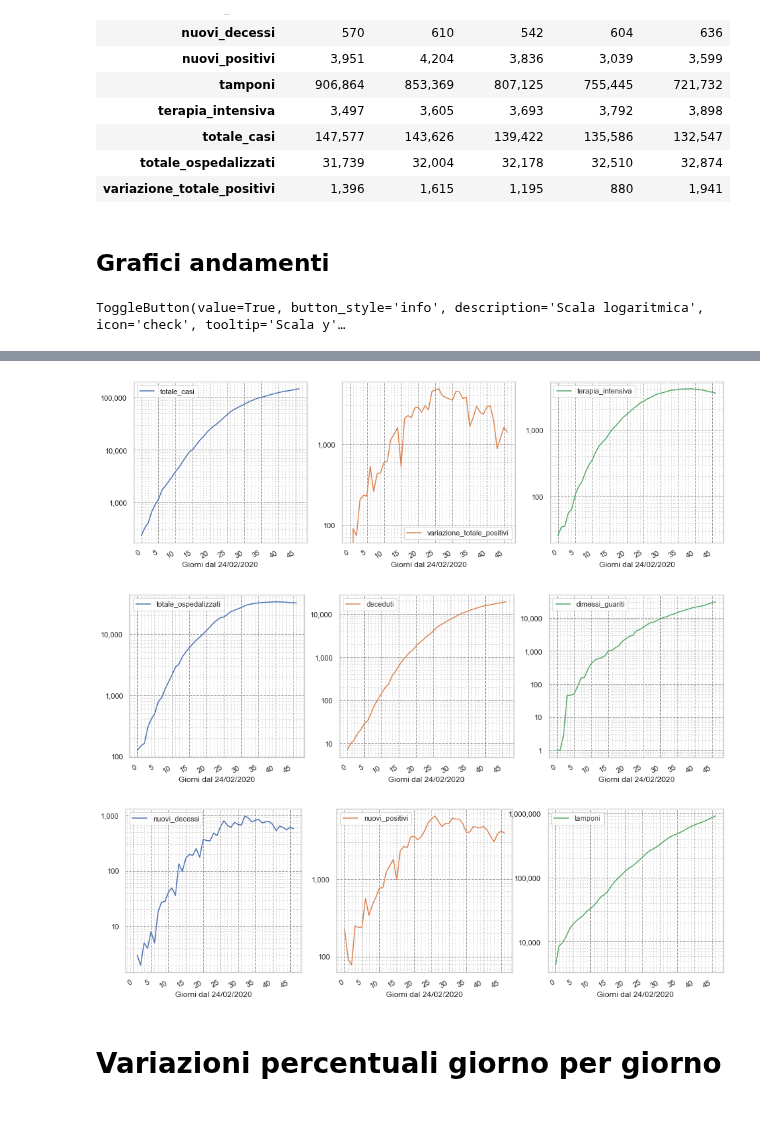
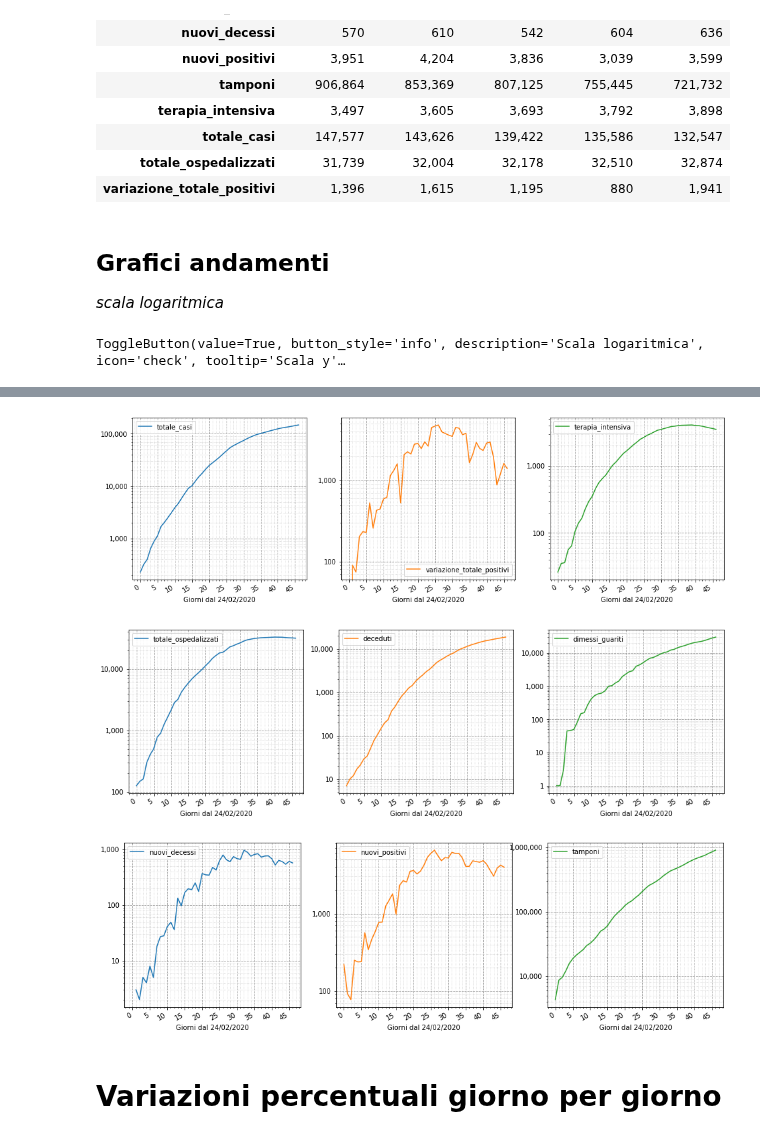
Before and after one commit to iosand71/covid19, a Jupyter notebook: covid19-italia.ipynb, the cells around one changed output, grey strips where cells are left out. Drawn from its saved outputs; the diff is of its cells as text; code cells hidden in the pictures.

```diff
--- a/covid19-italia.ipynb
+++ b/covid19-italia.ipynb
@@ -185,9 +185,9 @@ display(styler)
 | variazione_totale_positivi | 1,396 | 1,615 | 1,195 | 880 | 1,941 |
 # %% [markdown]
 ## Grafici andamenti
+*scala logaritmica*
 # %%
 plt.rcParams['figure.figsize'] = [16, 5]
-sns.set(style='whitegrid')
 
 toggle_log = widgets.ToggleButton(
     value=True,
@@ -216,36 +216,36 @@ def draw_plots():
     plots = plot_func(['totale_casi','variazione_totale_positivi','terapia_intensiva'])
     plt_casi = fmt_plot(plots[0][0], 20000)
     plt_positivi = fmt_plot(plots[0][1], 1000)
     plt_intensivi = fmt_plot(plots[0][2], 1000)
 
     plots = plot_func(['totale_ospedalizzati','deceduti','dimessi_guariti'])
     plt_ricoverati = fmt_plot(plots[0][0], 10000)
     plt_deceduti = fmt_plot(plots[0][1], 2000)
     plt_dimessi = fmt_plot(plots[0][2], 5000)
 
     plots = plot_func(['nuovi_decessi','nuovi_positivi','tamponi'])
     plt_nuovi_decessi = fmt_plot(plots[0][0], 200)
     plt_nuovi = fmt_plot(plots[0][1], 1000)
     plt_tamponi = fmt_plot(plots[0][2], 200000)
 
 def toggle_handler(obj):
     global log_scale
     if (obj.new != obj.old):
         obj.owner.icon = 'check' if obj.owner.icon == '' else ''
         log_scale = obj.new
         draw_plots()
 
 toggle_log.observe(toggle_handler,'value')
 
 output = widgets.Output()
 draw_plots()
 display(output)
 # %% [output]
 ToggleButton(value=True, button_style='info', description='Scala logaritmica', icon='check', tooltip='Scala y'…
 [interactive output not drawn]
-[figure, old version]
+[figure, new version]
-[figure, old version]
+[figure, new version]
-[figure, old version]
+[figure, new version]
 # %% [markdown]
 # Variazioni percentuali giorno per giorno
 # %%
```
Also changed, not shown: parts of 4 cells of this notebook, 4 other files.
